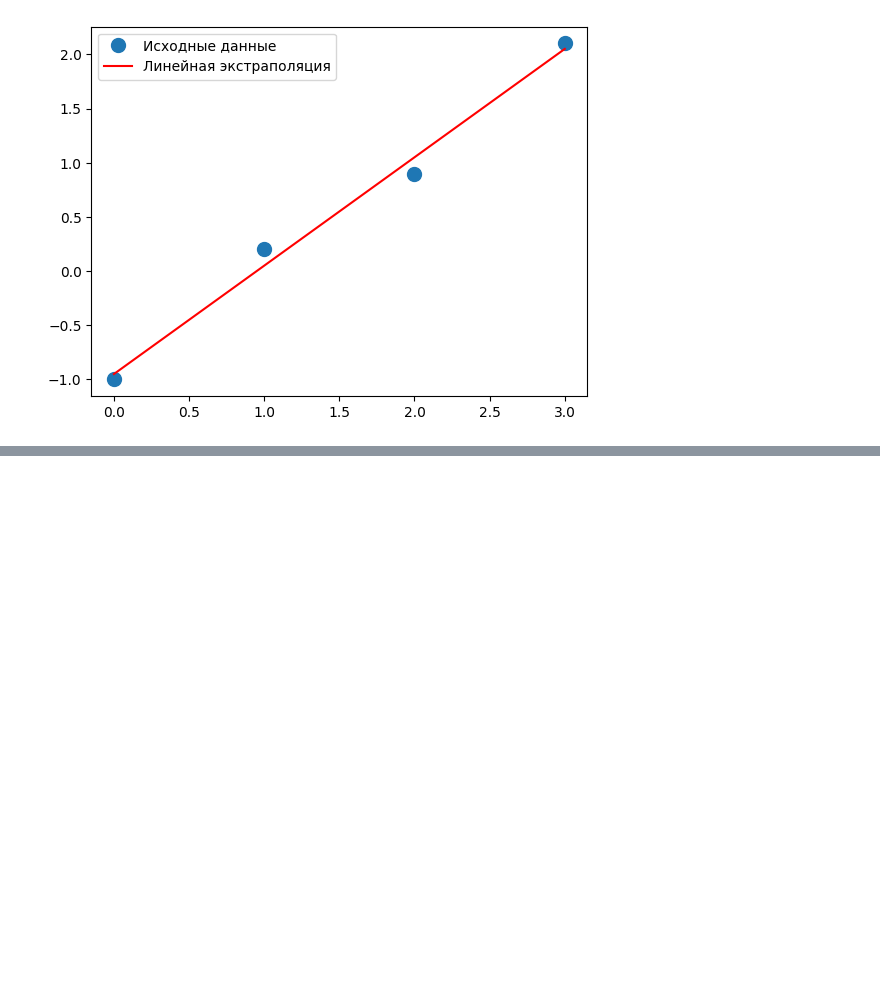
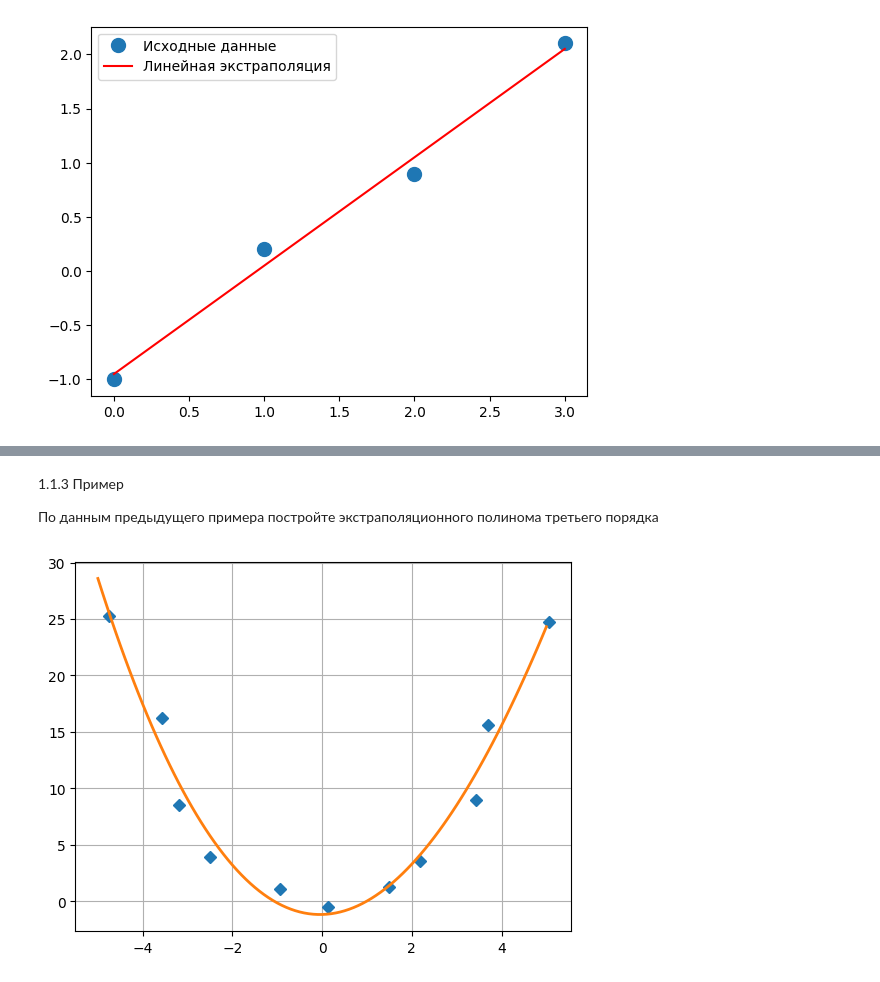
Before and after one commit to zina1t/-, a Jupyter notebook: Искусственный интеллект/Рабочая_тетрадь_4/Griaztsov_V_Workbook4.ipynb, the cells around one changed output, grey strips where cells are left out. Cells and saved outputs as stored; diff of their text form; code cells hidden in the pictures; blank space fills up the shorter version.

```diff
--- a/Искусственный интеллект/Рабочая_тетрадь_4/Griaztsov_V_Workbook4.ipynb
+++ b/Искусственный интеллект/Рабочая_тетрадь_4/Griaztsov_V_Workbook4.ipynb
@@ -54,0 +101,15 @@ plt.show()
+# %% [markdown]
+1.1.3 Пример
+
+По данным предыдущего примера постройте экстраполяционного полинома третьего порядка
+# %%
+m = vstack((x**3, x**2, x, ones(len(x)))).T
+s = np.linalg.lstsq(m, y, rcond = None)[0]
+
+x_prec = linspace(-5, 5, 101)
+plt.plot(x, y, 'D')
+plt.plot(x_prec, s[0]*x_prec**3 + s[1]*x_prec**2 + s[2]*x_prec + s[3], '-', lw=2)
+plt.grid()
+plt.show()
+# %% [output]
+[figure, added]
```
Also changed, not shown: parts of 9 cells of this notebook.
